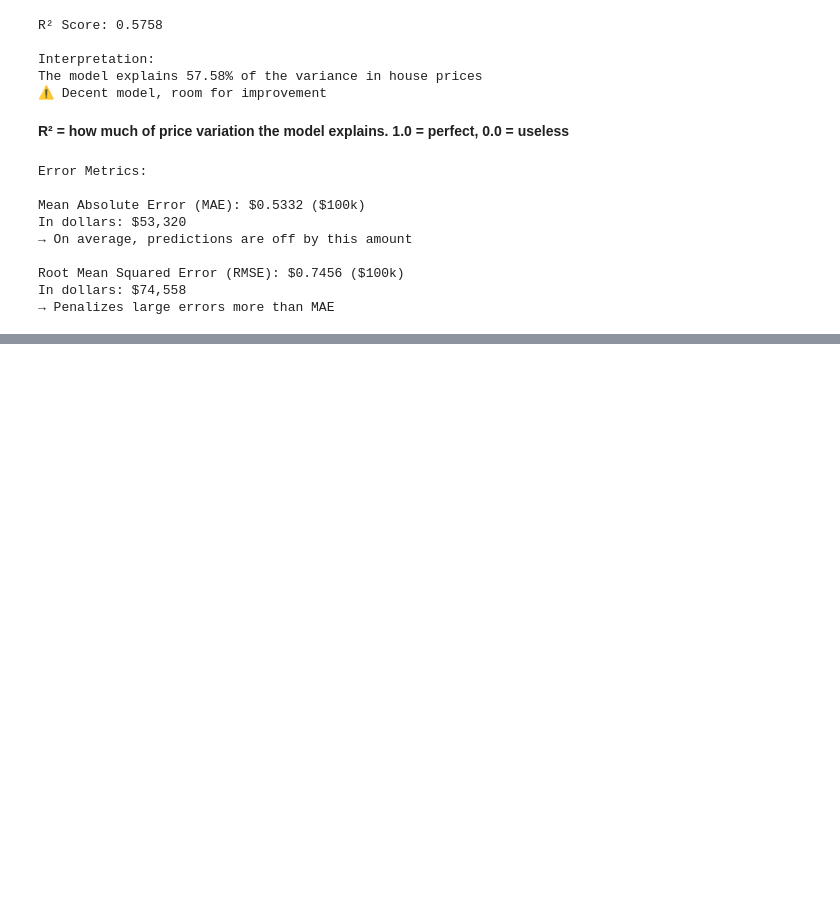
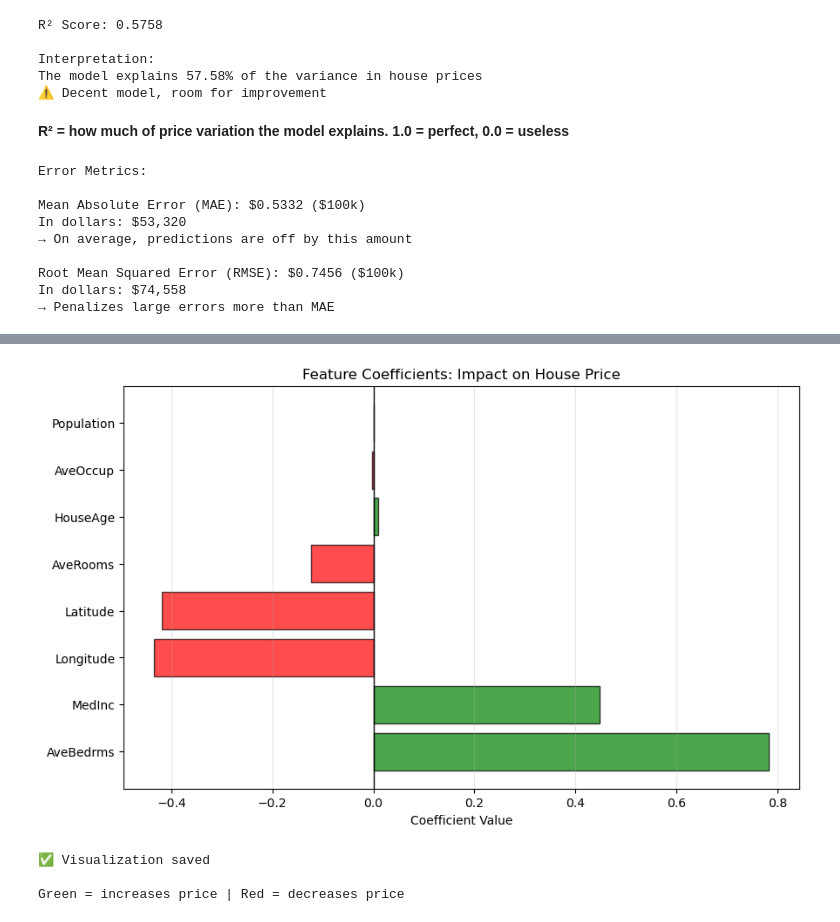
Before and after one commit to cleburn/austin-housing-price-predictor, a Jupyter notebook: notebooks/california_housing_regression.ipynb, the cells around one changed output, grey strips where cells are left out. Saved outputs shown, nothing was run; the diff lists cells and outputs as text; code cells hidden in the pictures; blank space fills up the shorter version.

```diff
--- a/notebooks/california_housing_regression.ipynb
+++ b/notebooks/california_housing_regression.ipynb
@@ -451,0 +738,18 @@ Top 3 Most Important Features:
+# %%
+# Create feature importance dataframe
+feature_importance = pd.DataFrame({
+    'Feature': X_train.columns,
+    'Coefficient': model.coef_,
+    'Abs_Coefficient': np.abs(model.coef_)
+}).sort_values('Abs_Coefficient', ascending=False)
+
+print("="*50)
+print("FEATURE IMPORTANCE (by coefficient magnitude)")
+print("="*50)
+print(feature_importance.to_string(index=False))
+
+print("\n" + "="*50)
+print("Interpretation:")
+print("- Larger absolute coefficient = bigger impact on prediction")
+print("- Positive coefficient = increases price")
+print("- Negative coefficient = decreases price")
@@ -451,0 +775,21 @@ Top 3 Most Important Features:
+# %%
+# Bar plot of coefficients
+plt.figure(figsize=(10, 6))
+colors = ['green' if x > 0 else 'red' for x in feature_importance['Coefficient']]
+plt.barh(feature_importance['Feature'], feature_importance['Coefficient'],
+         color=colors, alpha=0.7, edgecolor='black')
+plt.xlabel('Coefficient Value')
+plt.title('Feature Coefficients: Impact on House Price')
+plt.axvline(x=0, color='black', linestyle='-', linewidth=1)
+plt.grid(True, alpha=0.3, axis='x')
+
+plt.savefig('../visuals/feature_coefficients.png', dpi=150, bbox_inches='tight')
+plt.show()
+
+print("✅ Visualization saved")
+print("\nGreen = increases price | Red = decreases price")
+# %% [output]
+[figure, added]
+✅ Visualization saved
+
+Green = increases price | Red = decreases price
```
Also changed, not shown: parts of 14 cells of this notebook, 5 other files.
